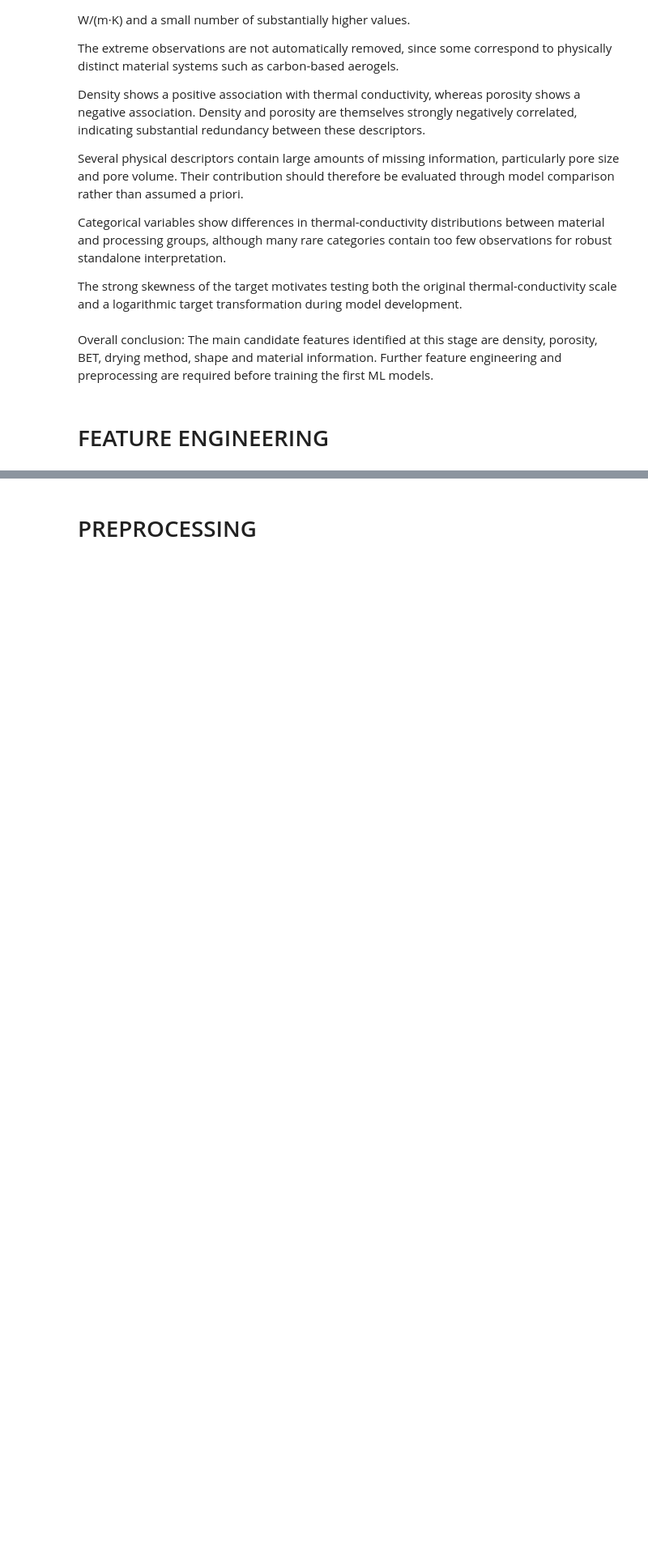
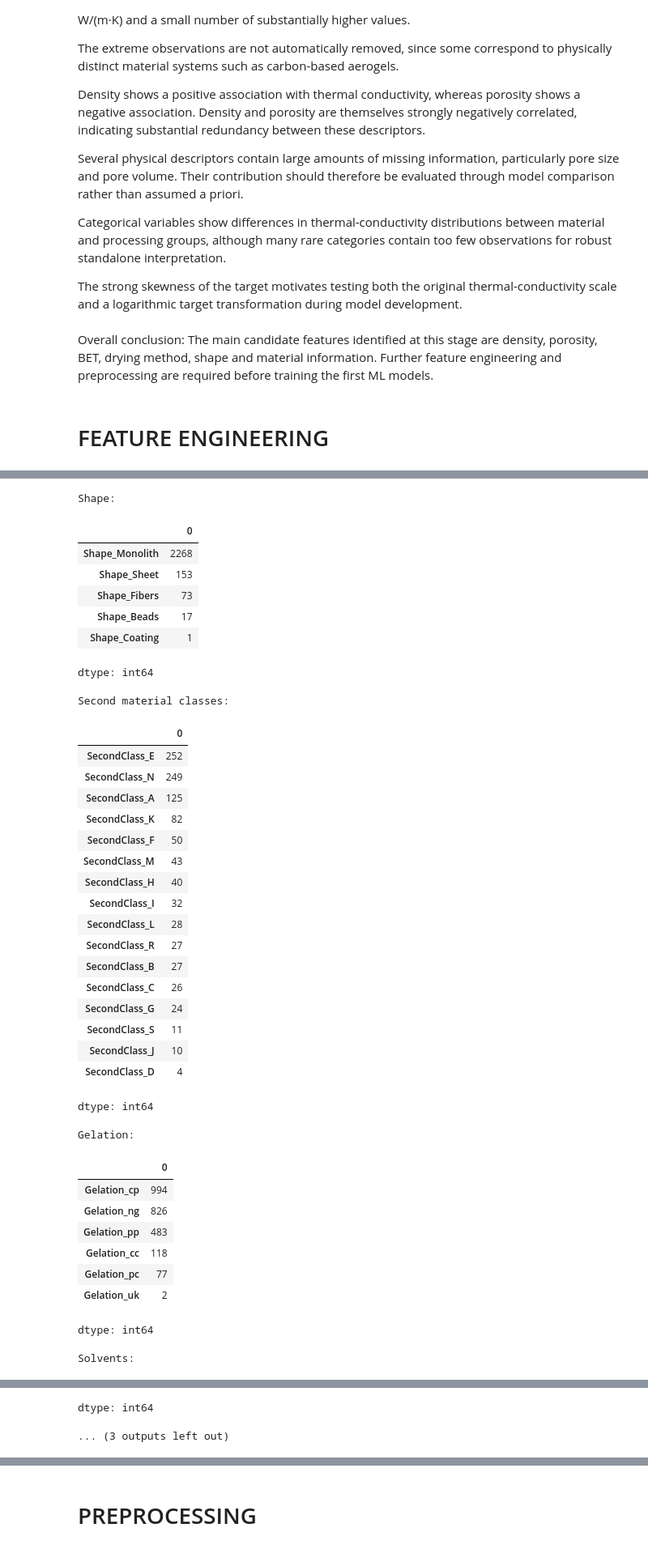
Before and after one commit to paulagirones/Aerogels_thermal_conductivity, a Jupyter notebook: aerogels_thermal_conductivity_ml.ipynb, the cells around one changed output, grey strips where cells are left out. Shown at 81% size. Cells and saved outputs as stored; diff of their text form; code cells hidden in the pictures; blank space fills up the shorter version.

```diff
--- a/aerogels_thermal_conductivity_ml.ipynb
+++ b/aerogels_thermal_conductivity_ml.ipynb
@@ -1439,0 +1452,78 @@ Test set: (497, 19)
+# %%
+shape_columns = [
+    col for col in df.columns
+    if col.startswith('Shape_')
+]
+
+second_class_columns = [
+    col for col in df.columns
+    if col.startswith('SecondClass_')
+]
+
+gelation_columns = [
+    col for col in df.columns
+    if col.startswith('Gelation_')
+]
+
+solvent_columns = [
+    col for col in df.columns
+    if col.startswith('Solvent_')
+]
+
+modification_columns = [
+    col for col in df.columns
+    if col.startswith('Modification_')
+]
+# %%
+print("Shape:")
+display(df[shape_columns].sum().sort_values(ascending=False))
+
+print("Second material classes:")
+display(df[second_class_columns].sum().sort_values(ascending=False))
+
+print("Gelation:")
+display(df[gelation_columns].sum().sort_values(ascending=False))
+
+print("Solvents:")
+display(df[solvent_columns].sum().sort_values(ascending=False))
+
+print("Modification:")
+display(df[modification_columns].sum().sort_values(ascending=False))
+# %% [output]
+Shape:
+|  | 0 |
+| Shape_Monolith | 2268 |
+| Shape_Sheet | 153 |
+| Shape_Fibers | 73 |
+| Shape_Beads | 17 |
+| Shape_Coating | 1 |
+dtype: int64
+Second material classes:
+|  | 0 |
+| SecondClass_E | 252 |
+| SecondClass_N | 249 |
+| SecondClass_A | 125 |
+| SecondClass_K | 82 |
+| SecondClass_F | 50 |
+| SecondClass_M | 43 |
+| SecondClass_H | 40 |
+| SecondClass_I | 32 |
+| SecondClass_L | 28 |
+| SecondClass_R | 27 |
+| SecondClass_B | 27 |
+| SecondClass_C | 26 |
+| SecondClass_G | 24 |
+| SecondClass_S | 11 |
+| SecondClass_J | 10 |
+| SecondClass_D | 4 |
+dtype: int64
+Gelation:
+|  | 0 |
+| Gelation_cp | 994 |
+| Gelation_ng | 826 |
+| Gelation_pp | 483 |
+| Gelation_cc | 118 |
+| Gelation_pc | 77 |
+| Gelation_uk | 2 |
+dtype: int64
+Solvents:
@@ -1439,0 +1536,2 @@ Test set: (497, 19)
+dtype: int64
+... (3 outputs left out)
```
Also changed, not shown: parts of 92 cells of this notebook.
